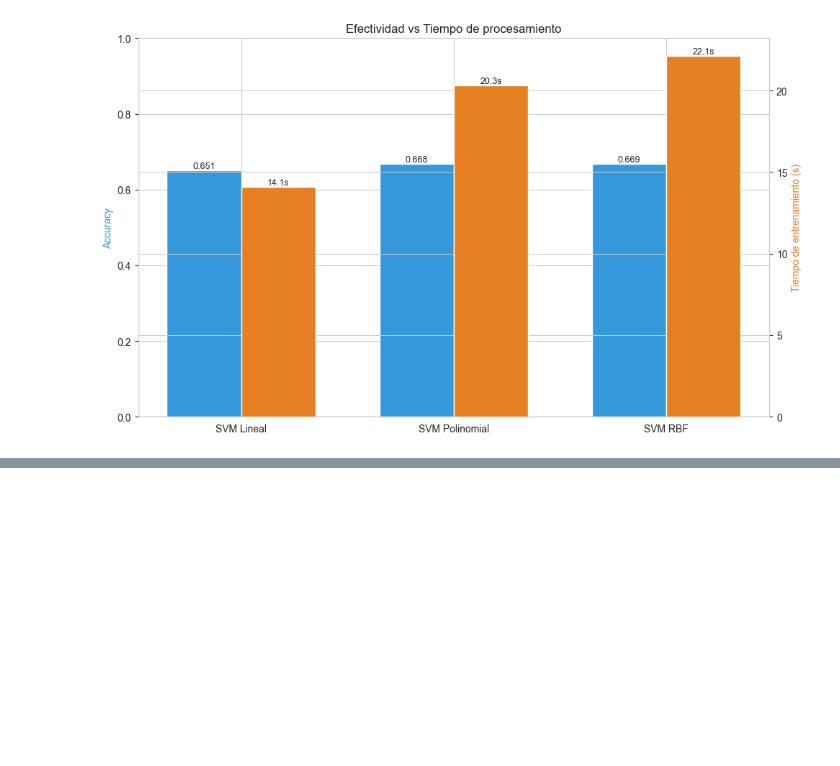
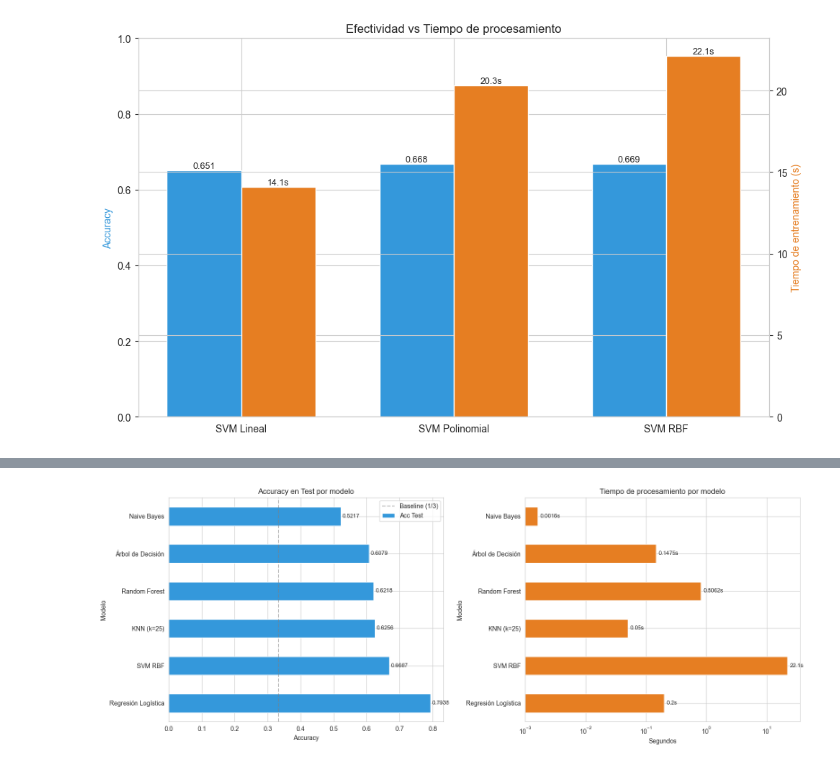
Before and after one commit to Palasuwu/lab8svm, a Jupyter notebook: papaportelab8.ipynb, the cells around one changed output, grey strips where cells are left out. Drawn from its saved outputs; the diff is of its cells as text; code cells hidden in the pictures; blank space fills up the shorter version.

Commit message:
Comparacion con modelos de clasificacion , con visualizacion

```diff
--- a/papaportelab8.ipynb
+++ b/papaportelab8.ipynb
@@ -745,0 +801,26 @@ plt.show()
+# %%
+fig, axes = plt.subplots(1, 2, figsize=(16, 6))
+
+df_plot = tabla_comp_clas.set_index('Modelo')
+
+# Accuracy
+df_plot['Acc Test'].plot(kind='barh', ax=axes[0], color='#3498db')
+axes[0].set_title('Accuracy en Test por modelo')
+axes[0].set_xlabel('Accuracy')
+axes[0].axvline(x=0.333, color='gray', linestyle='--', alpha=0.5, label='Baseline (1/3)')
+for i, v in enumerate(df_plot['Acc Test']):
+    axes[0].text(v + 0.005, i, f'{v:.4f}', va='center', fontsize=9)
+axes[0].legend()
+
+# Tiempo
+df_plot['Tiempo (s)'].plot(kind='barh', ax=axes[1], color='#e67e22')
+axes[1].set_title('Tiempo de procesamiento por modelo')
+axes[1].set_xlabel('Segundos')
+axes[1].set_xscale('log')
+for i, v in enumerate(df_plot['Tiempo (s)']):
+    axes[1].text(v * 1.1, i, f'{v}s', va='center', fontsize=9)
+
+plt.tight_layout()
+plt.show()
+# %% [output]
+[figure, added]
```
Also changed, not shown: parts of 2 cells of this notebook.
